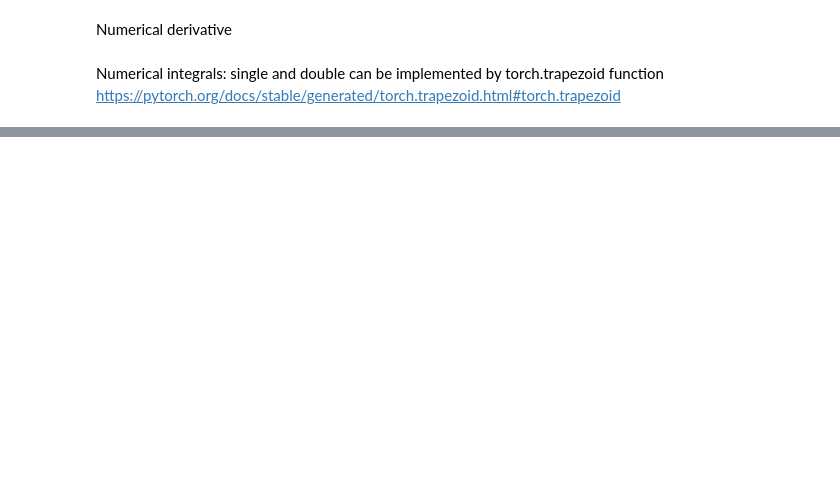
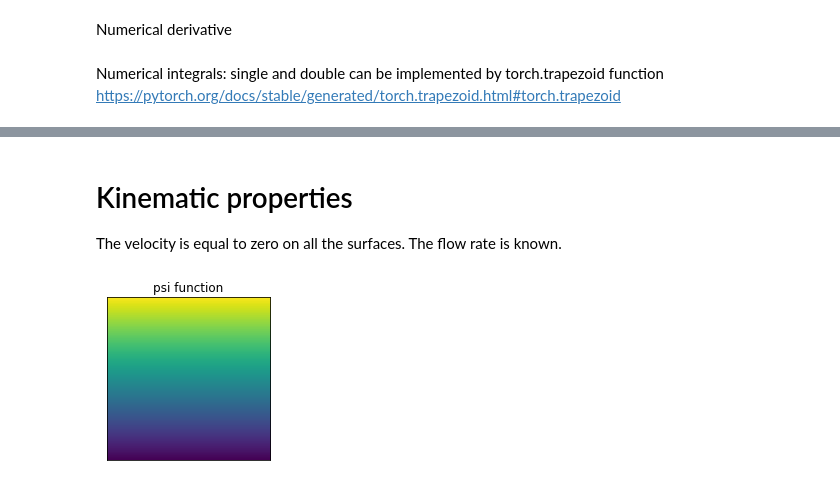
Before and after one commit to Mechanics-Mechatronics-and-Robotics/Physics-based-loss-and-machine-learning-approach-in-application-to-viscous-fluids-flow-modeling, a Jupyter notebook: Main_by_Ivan_Stebakov.ipynb, the cells around one changed output, grey strips where cells are left out. Drawn from its saved outputs; the diff is of its cells as text; code cells hidden in the pictures; blank space fills up the shorter version.

```diff
--- a/Main_by_Ivan_Stebakov.ipynb
+++ b/Main_by_Ivan_Stebakov.ipynb
@@ -22,0 +28,25 @@ import torch
+# %%
+EPOCHS = 1000
+SIZE = 512 # Size of image
+FIGSIZE = 3
+S2 = 200
+S3 = SIZE - S2
+UP_COLOR =  torch.tensor((0, 0, 0))
+LOW_COLOR =  torch.tensor((0, 0, 1))
+CENTER_COLOR = torch.tensor((1, 1, 1))
+WORK_DIR = "work"
+DEVICE = torch.device("cuda" if torch.cuda.is_available() else "cpu")
+MODEL_NAME = "unet"
+EARLY_STOP_PATIENCE = 10
+DECAY = 0
+
+HYPS = []
+
+hyps = {"learning_rate": [1e-3],
+        "scheduler": ["None", "step", "cycle"],
+        "scheduler_factor": [0.1],
+        "scheduler_patience": [5],
+        "use_bn": [True, False]} # Use or not batchnorm
+
+for i in product(*[hyps[j] for j in hyps]):
+    HYPS.append({a:b for a, b in zip(hyps, i)})
@@ -557,0 +465,14 @@ h
+# %% [markdown]
+# Kinematic properties
+The velocity is equal to zero on all the surfaces. The flow rate is known.
+# %%
+psi0 = (torch.linspace(Q * 4, 0,SIZE, dtype=torch.float32) * torch.ones(SIZE,SIZE)).T - 1.5 * Q
+
+fig = plt.figure(figsize=(FIGSIZE, FIGSIZE))
+plt.imshow(psi0)
+plt.xticks([])
+plt.yticks([])
+plt.title('psi function')
+plt.show()
+# %% [output]
+[figure, added]
```
Also changed, not shown: parts of 114 cells of this notebook.
